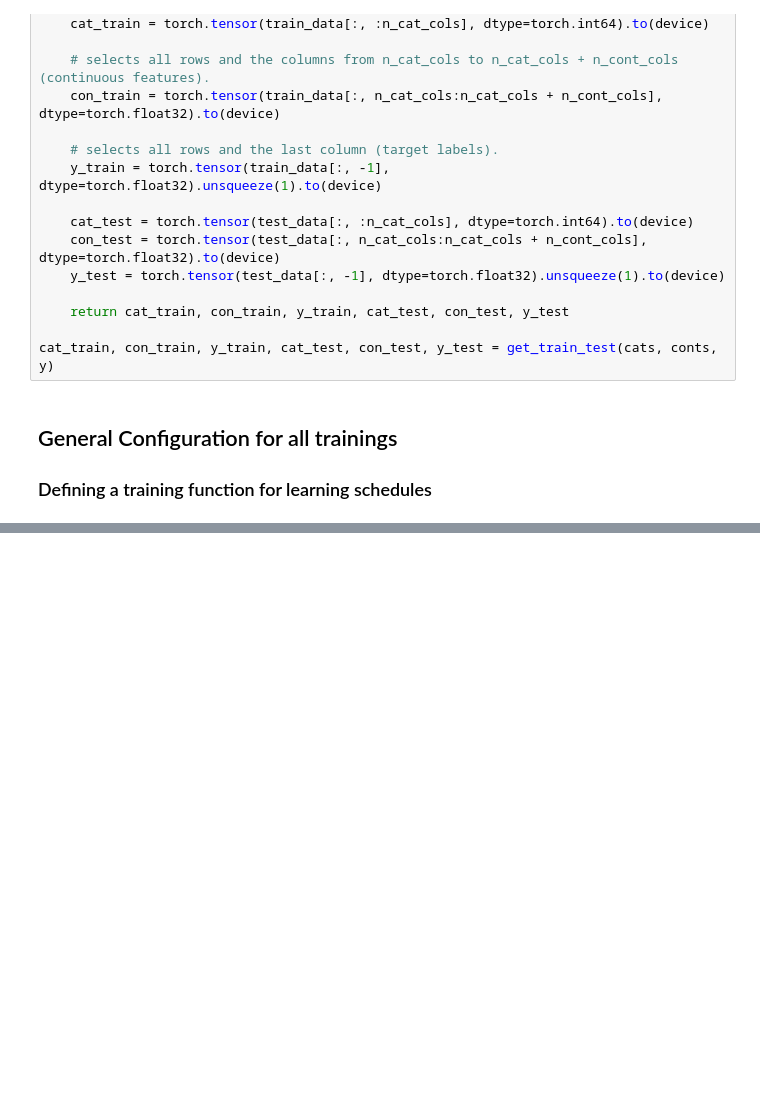
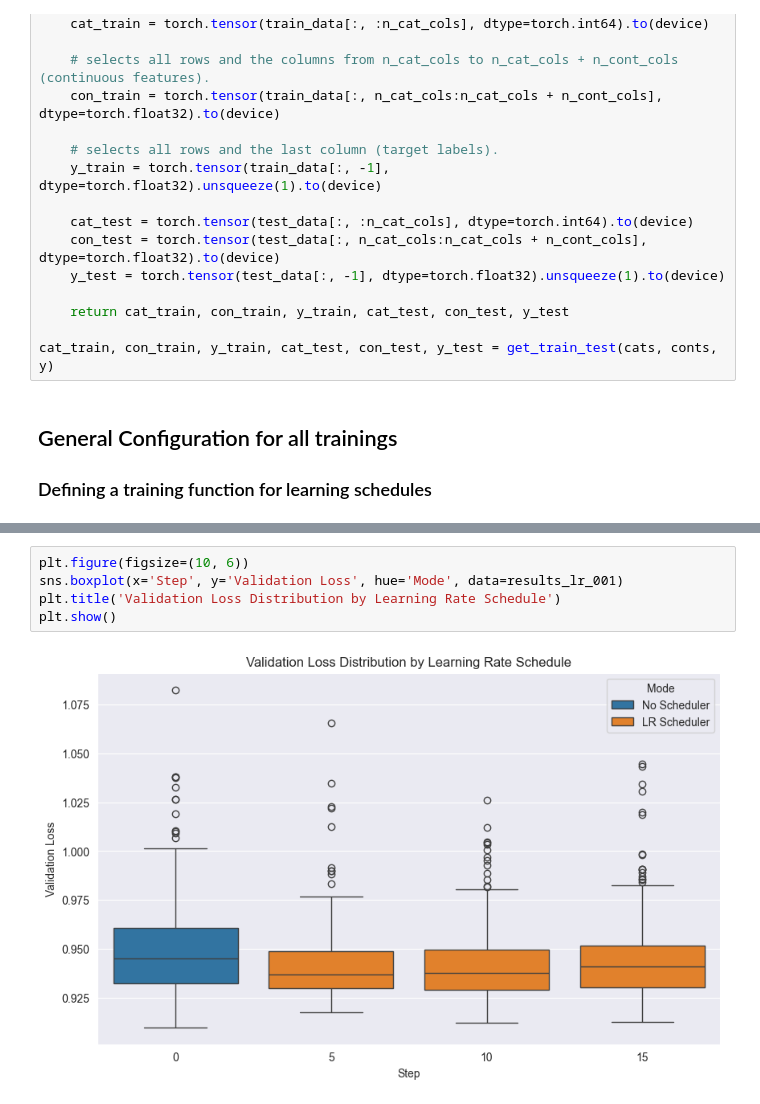
Before and after one commit to omar11205/torchDeepLearning, a Jupyter notebook: ANN/20_torch_taxi_fares_p3.ipynb, the cells around one changed output, grey strips where cells are left out. Drawn from its saved outputs; the diff is of its cells as text; blank space fills up the shorter version.

```diff
--- a/ANN/20_torch_taxi_fares_p3.ipynb
+++ b/ANN/20_torch_taxi_fares_p3.ipynb
@@ -348 +360,8 @@ print(summary_stats)
+# %%
+plt.figure(figsize=(10, 6))
+sns.boxplot(x='Step', y='Validation Loss', hue='Mode', data=results_lr_001)
+plt.title('Validation Loss Distribution by Learning Rate Schedule')
+plt.show()
+# %% [output]
+[figure, added]
 # %%
```
Also changed, not shown: parts of 24 cells of this notebook, 1 other file.
